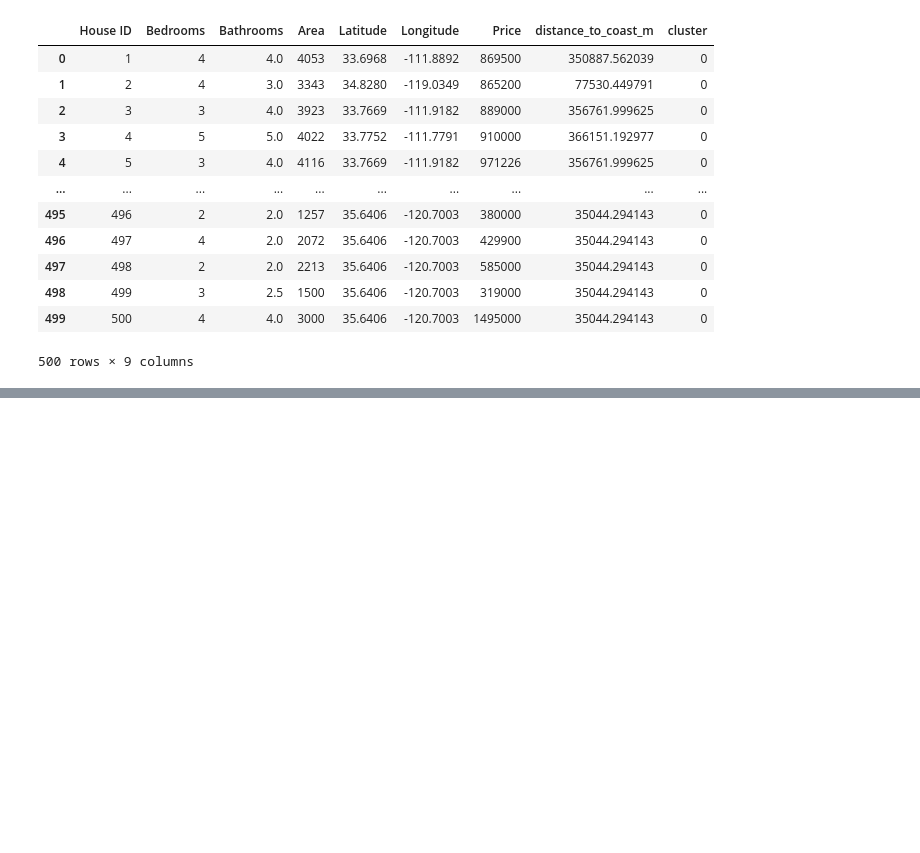
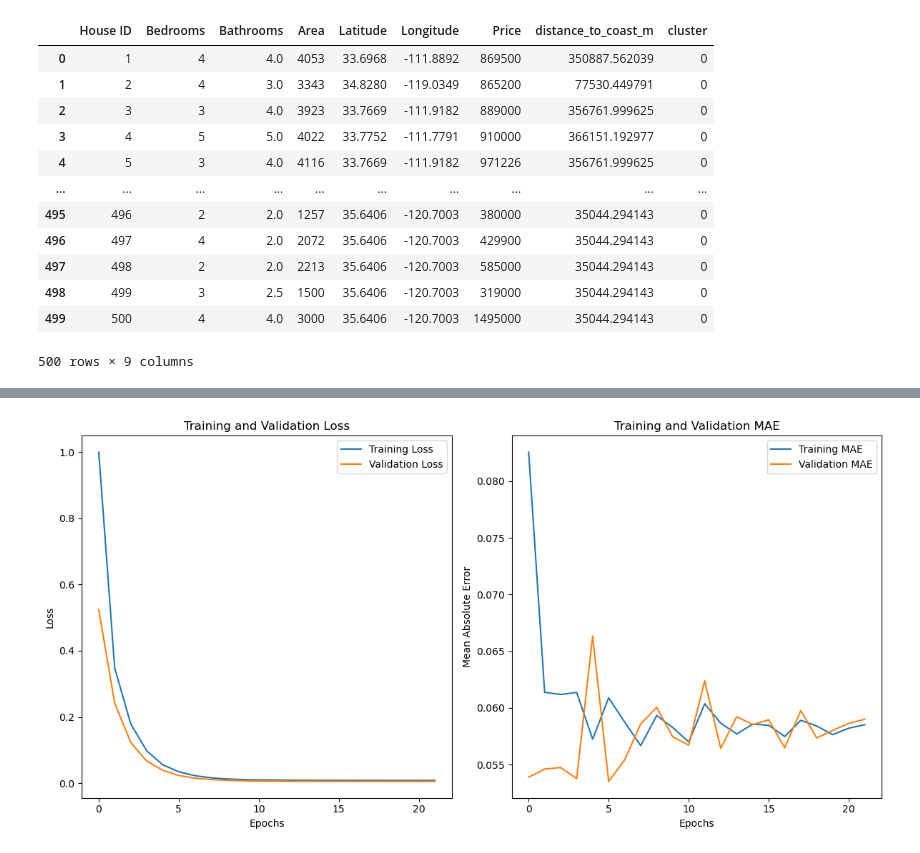
Before and after one commit to casperpriem05/DeepLearning, a Jupyter notebook: main.ipynb, the cells around one changed output, grey strips where cells are left out. Cells and saved outputs as stored; diff of their text form; code cells hidden in the pictures; blank space fills up the shorter version.

```diff
--- a/main.ipynb
+++ b/main.ipynb
@@ -274,0 +389,12 @@ train
+# %%
+from sklearn.preprocessing import MinMaxScaler
+
+# Reshape your target labels to 2D for scaling
+scaler = MinMaxScaler()
+y_train_scaled = scaler.fit_transform(y_train.reshape(-1, 1))
+y_test_scaled = scaler.transform(y_test.reshape(-1, 1))
+y_pred_scaled = model.predict(X_test)
+y_pred = scaler.inverse_transform(y_pred_scaled)
+
+y_pred_scaled = model.predict(X_test)
+y_pred = scaler.inverse_transform(y_pred_scaled)
@@ -274,0 +406,52 @@ train
+# %%
+import matplotlib.pyplot as plt
+from tensorflow.keras import regularizers
+# Define Model
+
+model = models.Sequential([
+    layers.Rescaling(1./255, input_shape=(224, 224, 3)),
+    layers.RandomFlip("horizontal_and_vertical"),
+    layers.RandomRotation(0.2),
+
+    layers.Conv2D(32, 3, padding='same', activation='relu', kernel_regularizer=regularizers.l2(0.01)),
+    layers.MaxPooling2D(),
+    layers.Conv2D(64, 3, padding='same', activation='relu', kernel_regularizer=regularizers.l2(0.01)),
+    layers.MaxPooling2D(),
+    layers.Flatten(),
+    layers.Dense(128, activation='relu', kernel_regularizer=regularizers.l2(0.01)),
+    layers.Dense(1)
+])
+# Compile Model
+optimizer = tf.keras.optimizers.Adam(learning_rate=0.001)
+model.compile(optimizer=optimizer, loss="mse", metrics=["mean_absolute_error"])
+
+# Define EarlyStopping Callback
+stop_early = tf.keras.callbacks.EarlyStopping(monitor='val_loss', patience=5)
+
+# Fit the model and store the training history
+history = model.fit(X_train, y_train_scaled, epochs=100, batch_size=32, validation_data=(X_test, y_test_scaled), callbacks=[stop_early])
+
+# Plotting training and validation loss and MAE
+plt.figure(figsize=(12, 6))
+
+# Plot training and validation loss
+plt.subplot(1, 2, 1)
+plt.plot(history.history['loss'], label='Training Loss')
+plt.plot(history.history['val_loss'], label='Validation Loss')
+plt.xlabel('Epochs')
+plt.ylabel('Loss')
+plt.legend()
+plt.title('Training and Validation Loss')
+
+# Plot training and validation mean absolute error
+plt.subplot(1, 2, 2)
+plt.plot(history.history['mean_absolute_error'], label='Training MAE')
+plt.plot(history.history['val_mean_absolute_error'], label='Validation MAE')
+plt.xlabel('Epochs')
+plt.ylabel('Mean Absolute Error')
+plt.legend()
+plt.title('Training and Validation MAE')
+
+plt.tight_layout()
+plt.show()
+# %% [output]
@@ -274,0 +475 @@ train
+[figure, added]
```
Also changed, not shown: parts of 18 cells of this notebook.
